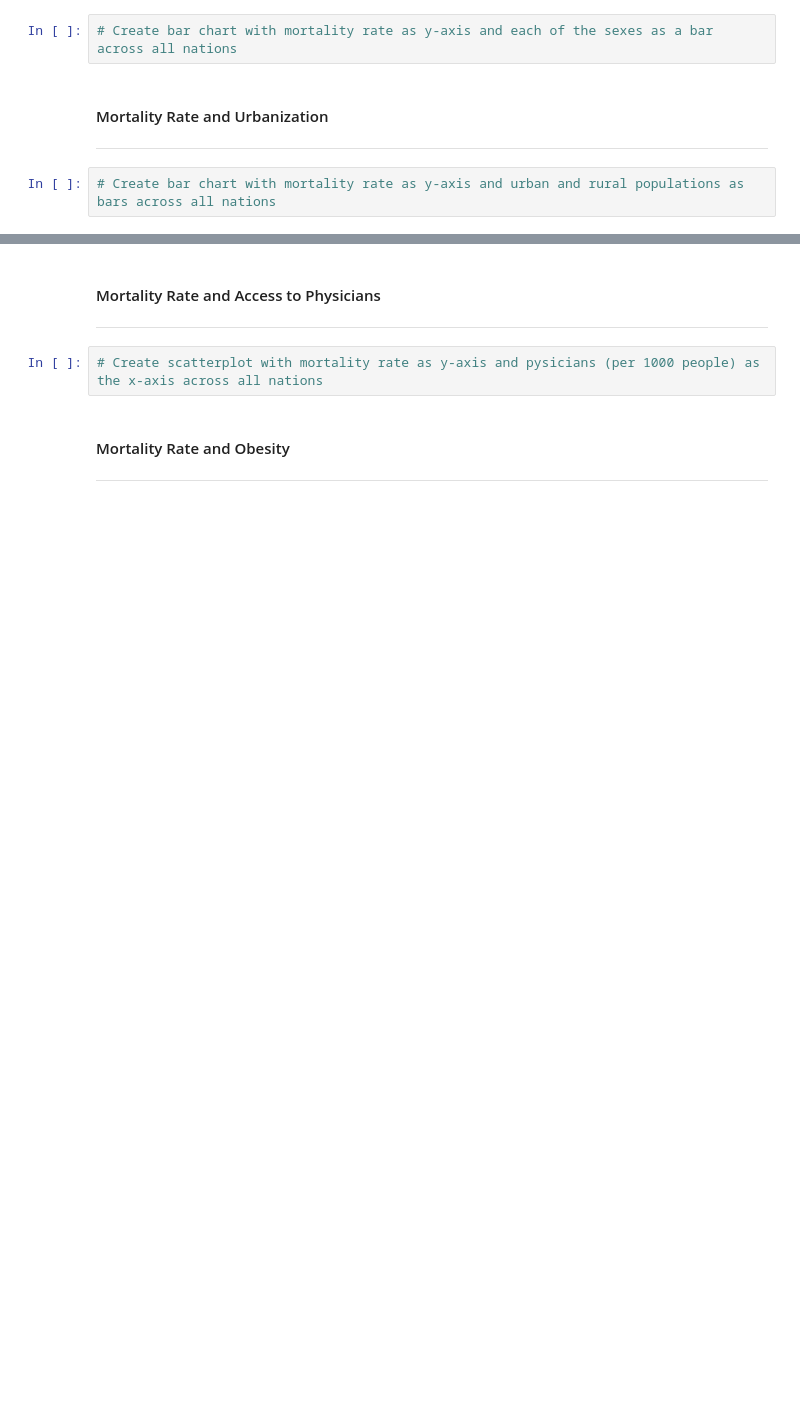
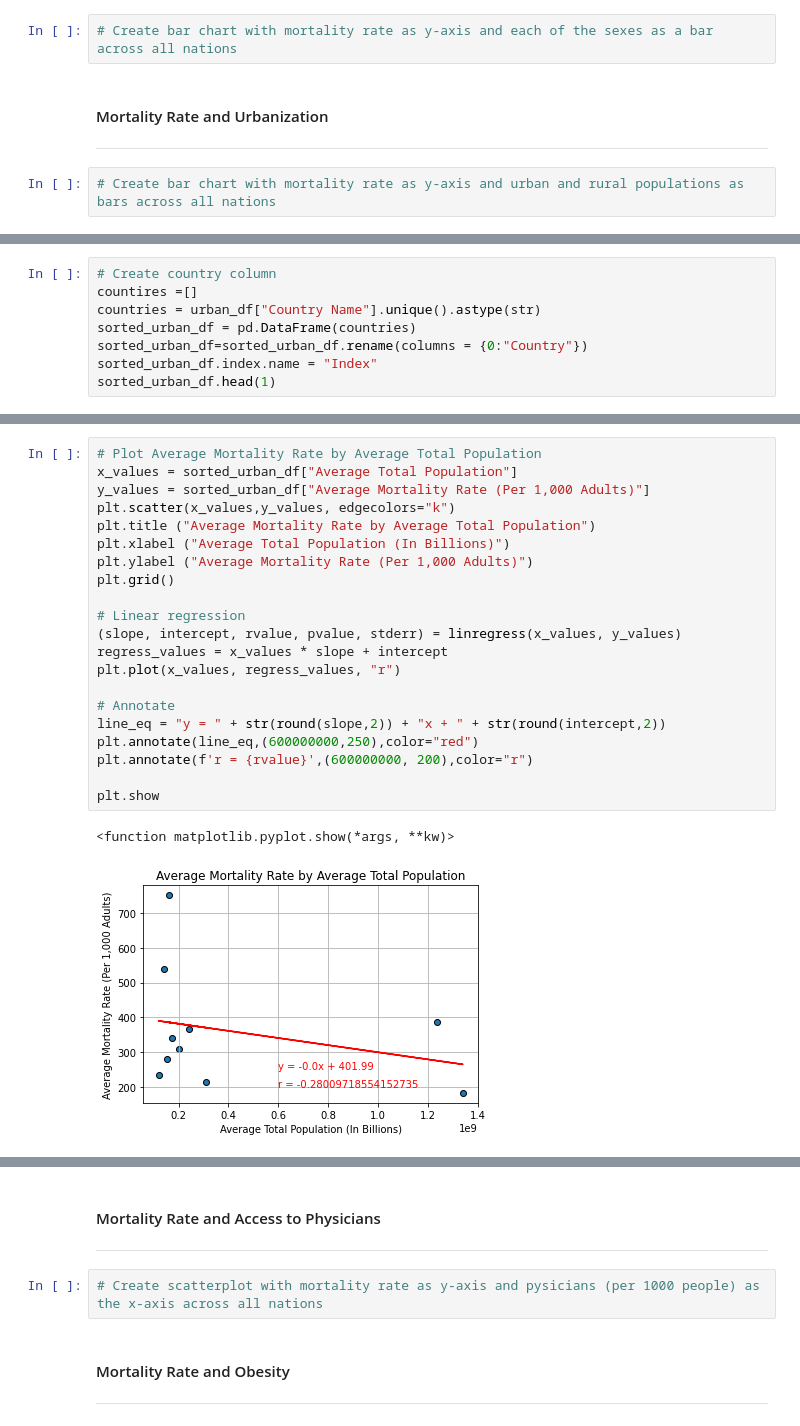
Before and after one commit to ralphy32/project_1, a Jupyter notebook: project1.ipynb, the cells around one changed output, grey strips where cells are left out. Saved outputs shown, nothing was run; the diff lists cells and outputs as text; blank space fills up the shorter version.

```diff
--- a/project1.ipynb
+++ b/project1.ipynb
@@ -200,0 +189,8 @@ urbanization_df
+# %%
+# Create country column
+countires =[]
+countries = urban_df["Country Name"].unique().astype(str)
+sorted_urban_df = pd.DataFrame(countries)
+sorted_urban_df=sorted_urban_df.rename(columns = {0:"Country"})
+sorted_urban_df.index.name = "Index"
+sorted_urban_df.head(1)
@@ -200,0 +286,24 @@ urbanization_df
+# %%
+# Plot Average Mortality Rate by Average Total Population
+x_values = sorted_urban_df["Average Total Population"]
+y_values = sorted_urban_df["Average Mortality Rate (Per 1,000 Adults)"]
+plt.scatter(x_values,y_values, edgecolors="k")
+plt.title ("Average Mortality Rate by Average Total Population")
+plt.xlabel ("Average Total Population (In Billions)")
+plt.ylabel ("Average Mortality Rate (Per 1,000 Adults)")
+plt.grid()
+
+# Linear regression
+(slope, intercept, rvalue, pvalue, stderr) = linregress(x_values, y_values)
+regress_values = x_values * slope + intercept
+plt.plot(x_values, regress_values, "r")
+
+# Annotate
+line_eq = "y = " + str(round(slope,2)) + "x + " + str(round(intercept,2))
+plt.annotate(line_eq,(600000000,250),color="red")
+plt.annotate(f'r = {rvalue}',(600000000, 200),color="r")
+
+plt.show
+# %% [output]
+<function matplotlib.pyplot.show(*args, **kw)>
+[figure, added]
```
Also changed, not shown: parts of 16 cells of this notebook, 1 other file.
